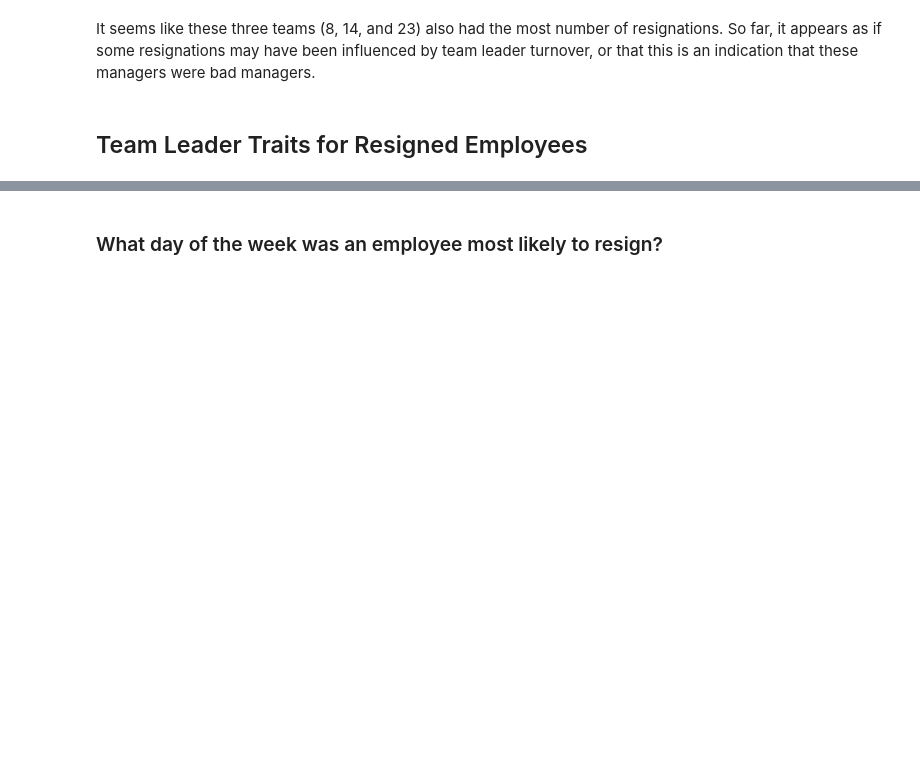
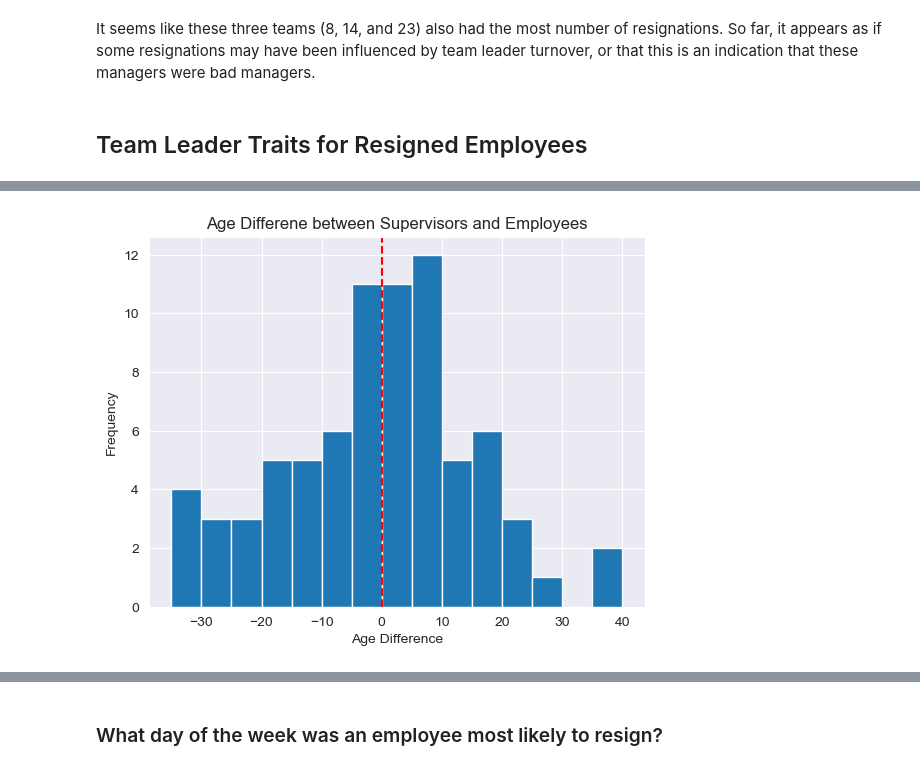
Before and after one commit to kyleanthonyr/Predicting-Employee-Attrition, a Jupyter notebook: notebooks/02-kar-eda.ipynb, the cells around one changed output, grey strips where cells are left out. Cells and saved outputs as stored; diff of their text form; code cells hidden in the pictures; blank space fills up the shorter version.

```diff
--- a/notebooks/02-kar-eda.ipynb
+++ b/notebooks/02-kar-eda.ipynb
@@ -493,0 +534,4 @@ ValueError: min() arg is an empty sequence
+# %%
+# Correct the dtypes for columns
+resigned_sup_traits = resigned_sup_traits.astype({'sup_age': 'int', 'sup_sub_age_diff': 'int', 'sup_perceptiveness_h':'float', 'sup_goodness_h':'float'})
+resigned_sup_traits.dtypes
@@ -493,0 +546,10 @@ ValueError: min() arg is an empty sequence
+# %%
+# Distribution of Age Difference between Supervisor and Employees
+plt.hist(x='sup_sub_age_diff', data=resigned_sup_traits, histtype='barstacked', bins=15)
+plt.axvline(resigned_sup_traits['sup_sub_age_diff'].median(), color='red', linestyle='dashed')
+plt.xlabel('Age Difference')
+plt.ylabel('Frequency')
+plt.title('Age Differene between Supervisors and Employees')
+plt.show()
+# %% [output]
+[figure, added]
```
Also changed, not shown: parts of 20 cells of this notebook.
